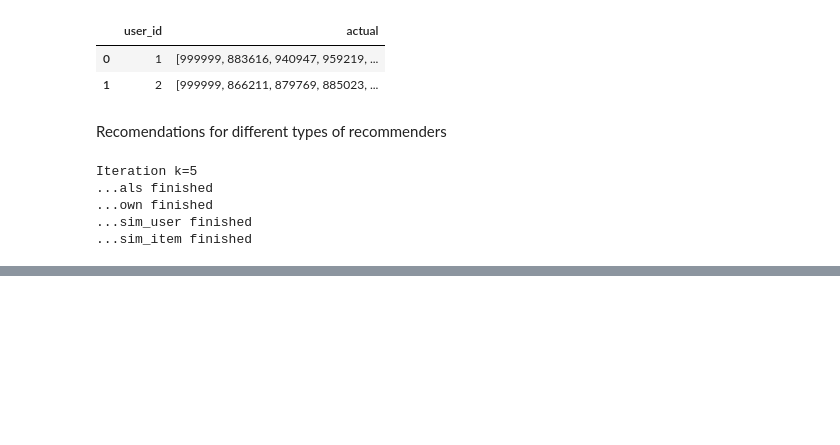
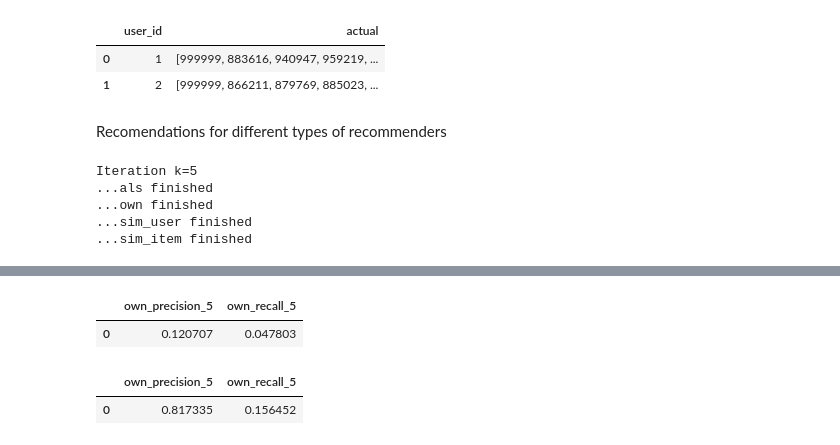
Before and after one commit to fandom170/Recommend_systems, a Jupyter notebook: project_final/project.ipynb, the cells around one changed output, grey strips where cells are left out. Cells and saved outputs as stored; diff of their text form; code cells hidden in the pictures; blank space fills up the shorter version.

Commit message:
own precision 0.817335

```diff
--- a/project_final/project.ipynb
+++ b/project_final/project.ipynb
@@ -173,0 +215,35 @@ total_result_lvl_1
+# %%
+#grouped.get_group(1).sort_values('predict', ascending=False)['item_id'].reset_index(drop=True)[:50].unique()
+
+k = 5
+grouped = targets_lvl_2.groupby('user_id')
+for k in [5, 50]:
+    result_lvl_2[f'own_{k}'] = None
+    result_lvl_2[f'own_{k}'] = result_lvl_2['user_id'].apply(lambda x: grouped.get_group(x).sort_values('predict', ascending=False)['item_id'].reset_index(drop=True)[:k].unique())
+# %%
+total_result_lvl_2 = pd.DataFrame([{}])
+# for k in [20, 50, 100, 200, 500]:
+for k in [5, 50]:
+    total_result_lvl_2[f'own_precision_{k}'] = result_lvl_2.apply(lambda row: precision_at_k(row[f'own_{k}'], row['actual'], k), axis=1).mean()
+    total_result_lvl_2[f'own_recall_{k}'] = result_lvl_2.apply(lambda row: recall_at_k(row[f'own_{k}'], row['actual'], k), axis=1).mean()
+#     total_result_lvl_2[f'own_{k}'] = result_lvl_2.apply(lambda row: recall_at_k(row[f'own_{k}'], row['actual'], k), axis=1).mean()
+#     total_result_lvl_2[f'sim_user_{k}'] = result_lvl_2.apply(lambda row: recall_at_k(row[f'sim_user_{k}'], row['actual'], k), axis=1).mean()
+#     total_result_lvl_2[f'sim_item_{k}'] = result_lvl_2.apply(lambda row: recall_at_k(row[f'sim_item_{k}'], row['actual'], k), axis=1).mean()
+# %%
+result_lvl_1[f'own_5'] = result_lvl_1['user_id'].apply(lambda x: recommender.get_own_recommendations(x, N=5))
+# %%
+# total_result_lvl_1 = pd.DataFrame([{}])
+# for k in [20, 50, 100, 200, 500]:
+for k in [5]:
+    total_result_lvl_1[f'own_precision_{k}'] = result_lvl_1.apply(lambda row: precision_at_k(row[f'own_{k}'], row['actual'], k), axis=1).mean()
+    total_result_lvl_1[f'own_recall_{k}'] = result_lvl_1.apply(lambda row: recall_at_k(row[f'own_{k}'], row['actual'], k), axis=1).mean()
+# %%
+total_result_lvl_1[['own_precision_5', 'own_recall_5']]
+# %% [output]
+|  | own_precision_5 | own_recall_5 |
+| 0 | 0.120707 | 0.047803 |
+# %%
+total_result_lvl_2[['own_precision_5', 'own_recall_5']]
+# %% [output]
+|  | own_precision_5 | own_recall_5 |
+| 0 | 0.817335 | 0.156452 |
```
Also changed, not shown: parts of 42 cells of this notebook, 2 other files.
